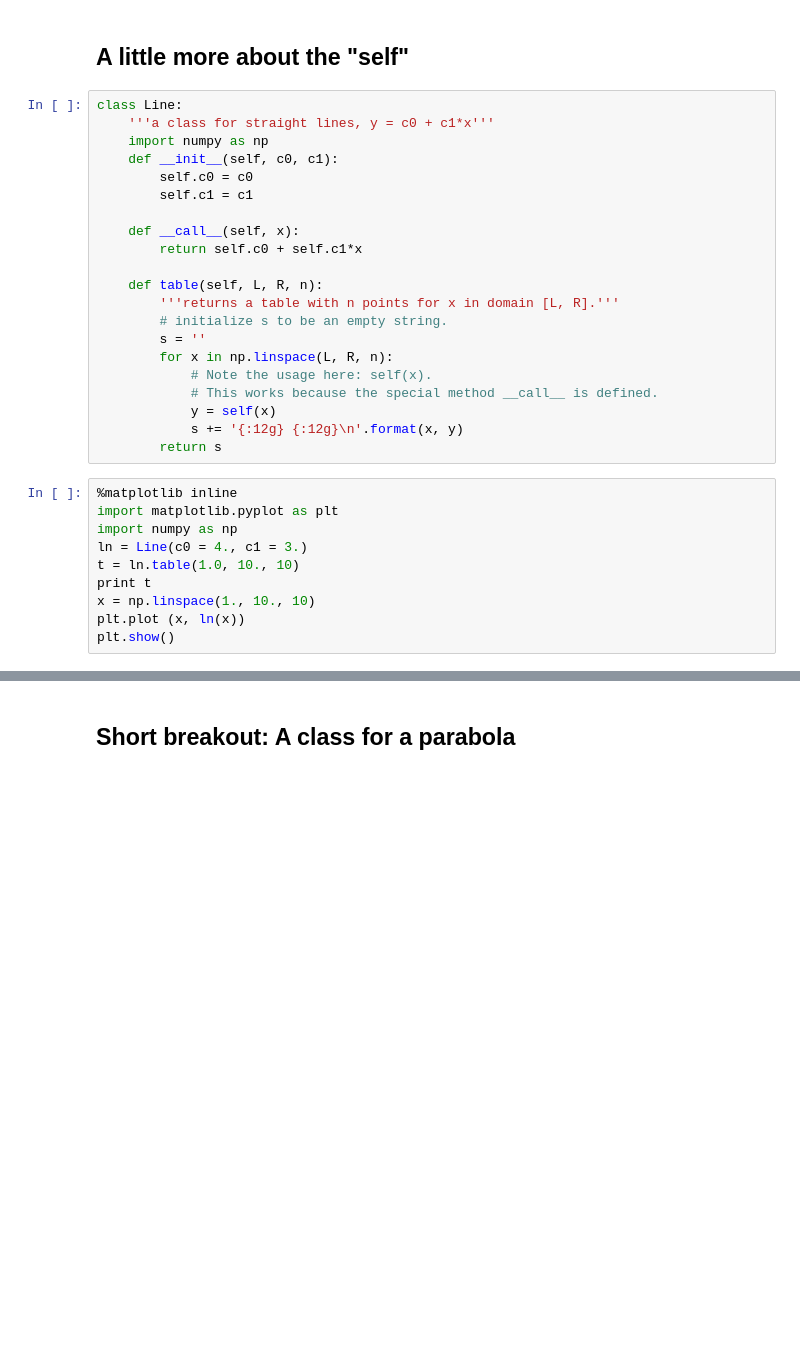
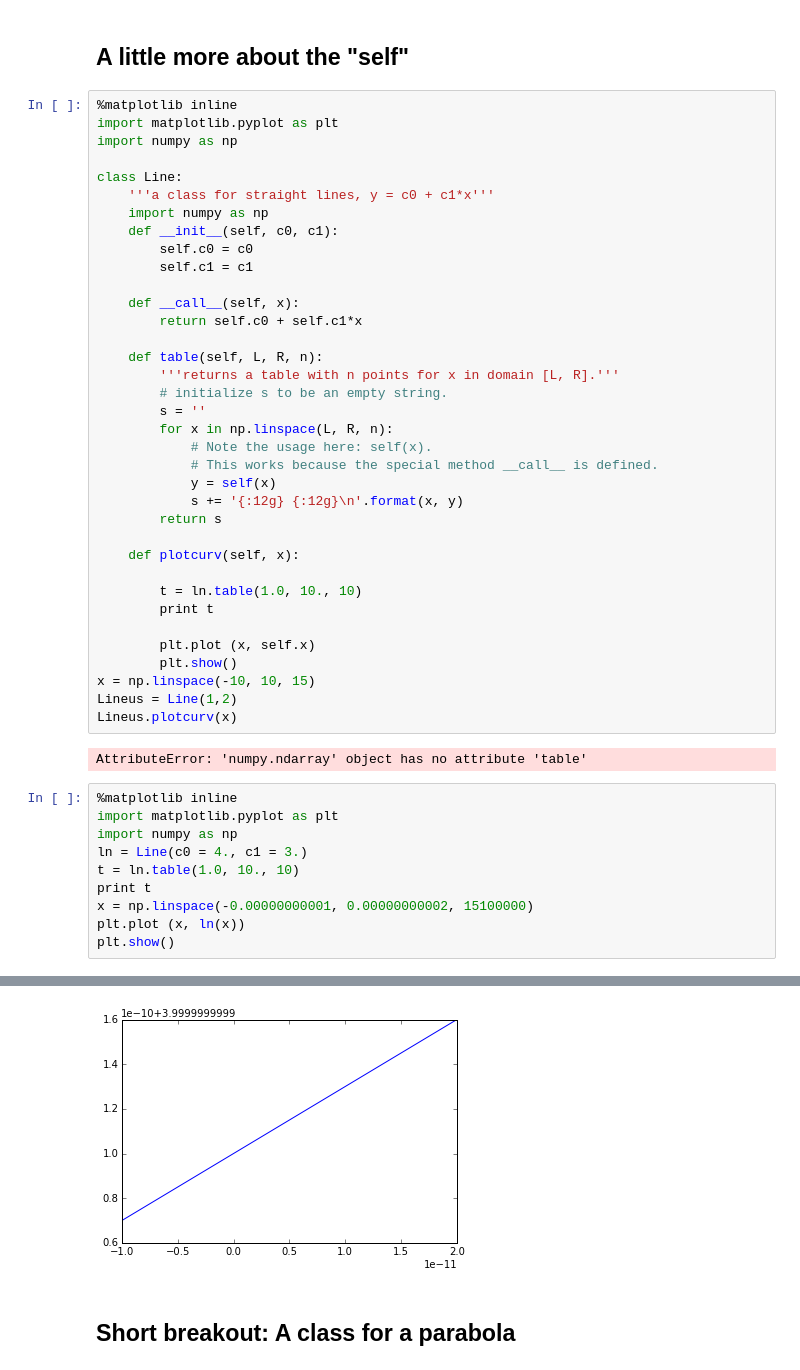
Before and after one commit to compphys-jvbaca/comp-phys, a Jupyter notebook: PhysPy-wk5-2_2015S.ipynb, the cells around one changed output, grey strips where cells are left out. Saved outputs shown, nothing was run; the diff lists cells and outputs as text; blank space fills up the shorter version.

```diff
--- a/PhysPy-wk5-2_2015S.ipynb
+++ b/PhysPy-wk5-2_2015S.ipynb
@@ -170,6 +170,10 @@ class poly_perim:
 # %% [markdown]
 ## A little more about the "self"
 # %%
+%matplotlib inline
+import matplotlib.pyplot as plt
+import numpy as np
+
 class Line:
     '''a class for straight lines, y = c0 + c1*x'''
     import numpy as np
@@ -190,6 +194,19 @@ class Line:
             y = self(x)
             s += '{:12g} {:12g}\n'.format(x, y)
         return s
+
+    def plotcurv(self, x):
+
+        t = ln.table(1.0, 10., 10)
+        print t
+
+        plt.plot (x, self.x)
+        plt.show()
+x = np.linspace(-10, 10, 15)
+Lineus = Line(1,2)
+Lineus.plotcurv(x)
+# %% [output]
+AttributeError: 'numpy.ndarray' object has no attribute 'table'
 # %%
 %matplotlib inline
 import matplotlib.pyplot as plt
@@ -197,6 +214,7 @@ import numpy as np
 ln = Line(c0 = 4., c1 = 3.)
 t = ln.table(1.0, 10., 10)
 print t
-x = np.linspace(1., 10., 10)
+x = np.linspace(-0.00000000001, 0.00000000002, 15100000)
 plt.plot (x, ln(x))
 plt.show()
+# %% [output]
@@ -203,3 +231,4 @@ plt.show()
+[figure, added]
 # %% [markdown]
 ## Short breakout: A class for a parabola
 # %%
```
Also changed, not shown: parts of 14 cells of this notebook, 2 other files.
